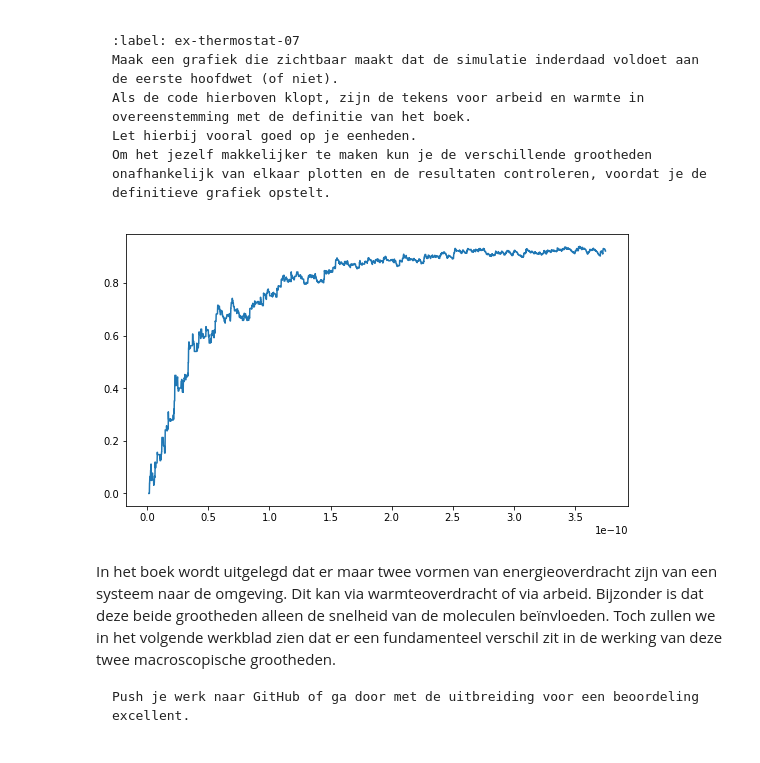
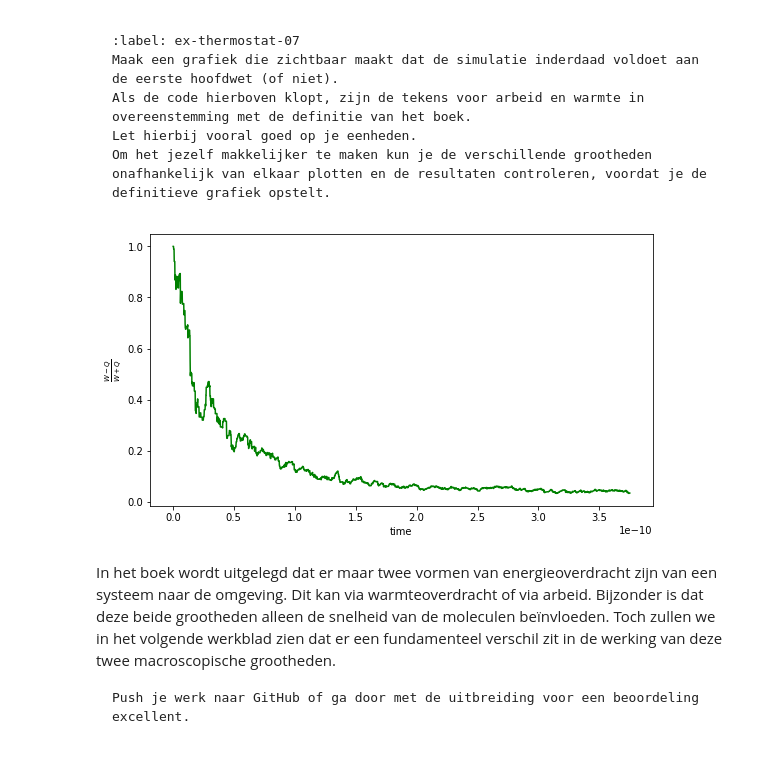
Before and after one commit to oprelo/thermo-project, a Jupyter notebook: Content/PySim/8_thermostaat.ipynb, the cells around one changed output. Saved outputs shown, nothing was run; the diff lists cells and outputs as text; code cells hidden in the pictures.

````diff
--- a/Content/PySim/8_thermostaat.ipynb
+++ b/Content/PySim/8_thermostaat.ipynb
@@ -418,15 +424,17 @@ Om het jezelf makkelijker te maken kun je de verschillende grootheden onafhankel
 ```
 # %%
 #your code/answer
-tot = heats/works
+net = (works[4:-1] - heats[4:-1])/(heats[4:-1] + works[4:-1])
 
 times = np.linspace(0,DT*N_steps,N_steps)
 
 plt.figure(figsize=(9,5))
-plt.plot(times,tot)
+plt.plot(times[4:-1],net,'g')
+plt.xlabel('time')
+plt.ylabel(r'$\frac{W-Q}{W+Q}$')
 plt.show()
 # %% [output]
-[figure, old version]
+[figure, new version]
 # %% [markdown]
 In het boek wordt uitgelegd dat er maar twee vormen van energieoverdracht zijn van een systeem naar de omgeving. Dit kan via warmteoverdracht of via arbeid.
 Bijzonder is dat deze beide grootheden alleen de snelheid van de moleculen beïnvloeden.
````
Also changed, not shown: parts of 8 cells of this notebook, 1 other file.
